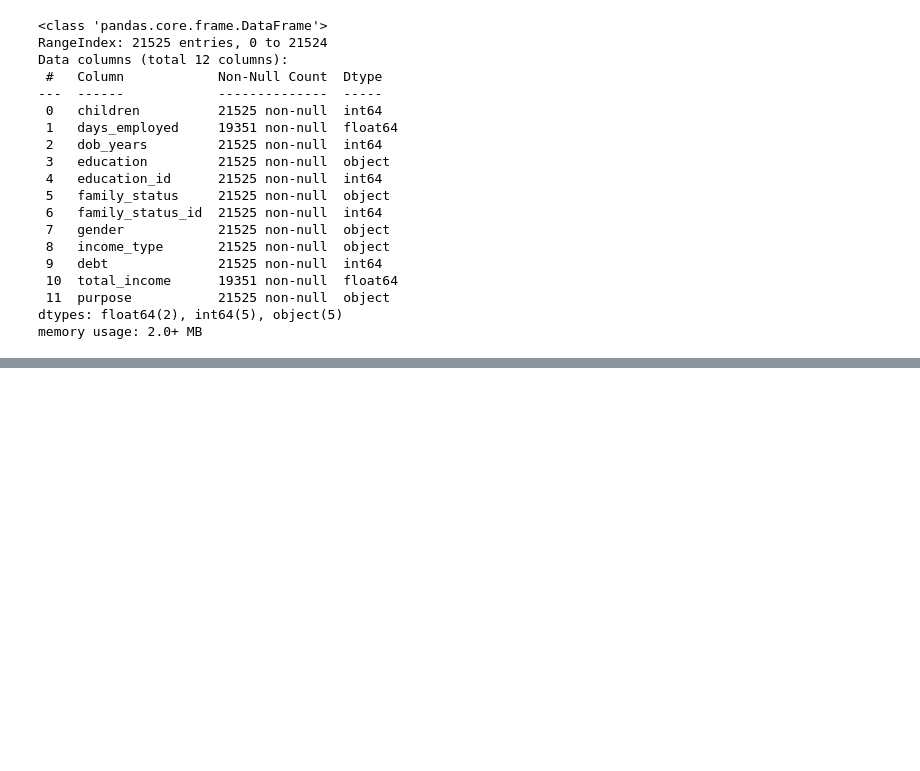
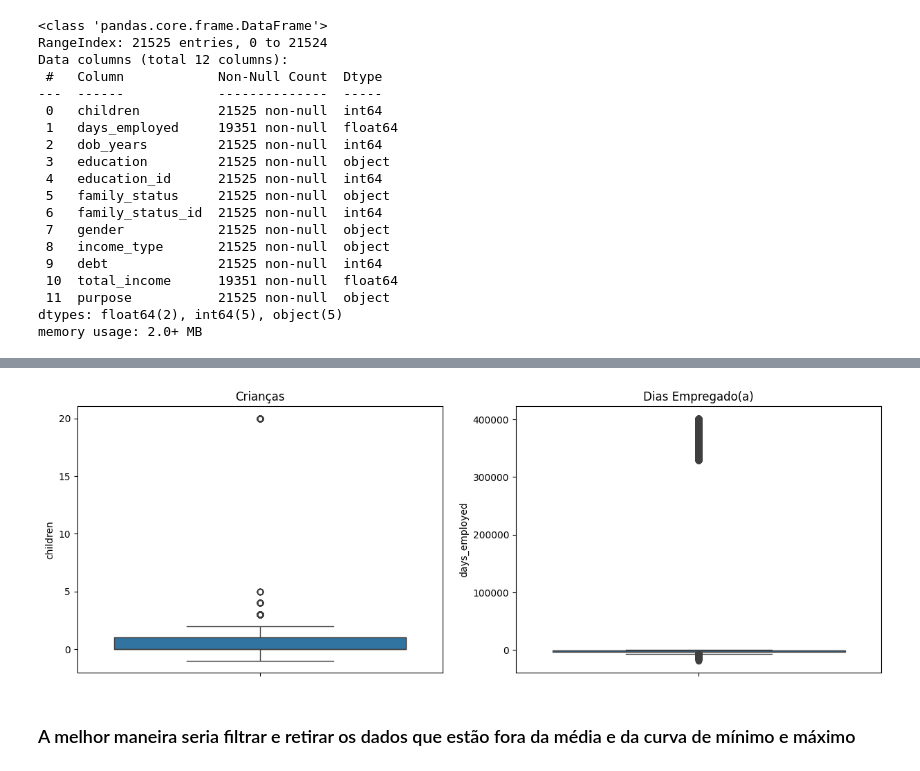
Before and after one commit to srtjazz/gc-python-2024, a Jupyter notebook: aula_11/exercicio_23_mini_boss/exercicio_23_mini_boss.ipynb, the cells around one changed output, grey strips where cells are left out. Drawn from its saved outputs; the diff is of its cells as text; code cells hidden in the pictures; blank space fills up the shorter version.

```diff
--- a/aula_11/exercicio_23_mini_boss/exercicio_23_mini_boss.ipynb
+++ b/aula_11/exercicio_23_mini_boss/exercicio_23_mini_boss.ipynb
@@ -94,0 +130,13 @@ credit_scoring_eng[(credit_scoring_eng['family_status_id'] == 0)]
+# %%
+fig, axes = plt.subplots(1, 2, figsize = (15, 5))
+sns.boxplot(y=credit_scoring_eng['children'], ax=axes[0])
+axes[0].set_title('Crianças')
+
+sns.boxplot(y=credit_scoring_eng['days_employed'], ax=axes[1])
+axes[1].set_title('Dias Empregado(a)')
+
+plt.show()
+# %% [output]
+[figure, added]
+# %% [markdown]
+### A melhor maneira seria filtrar e retirar os dados que estão fora da média e da curva de mínimo e máximo
```
Also changed, not shown: parts of 20 cells of this notebook.
